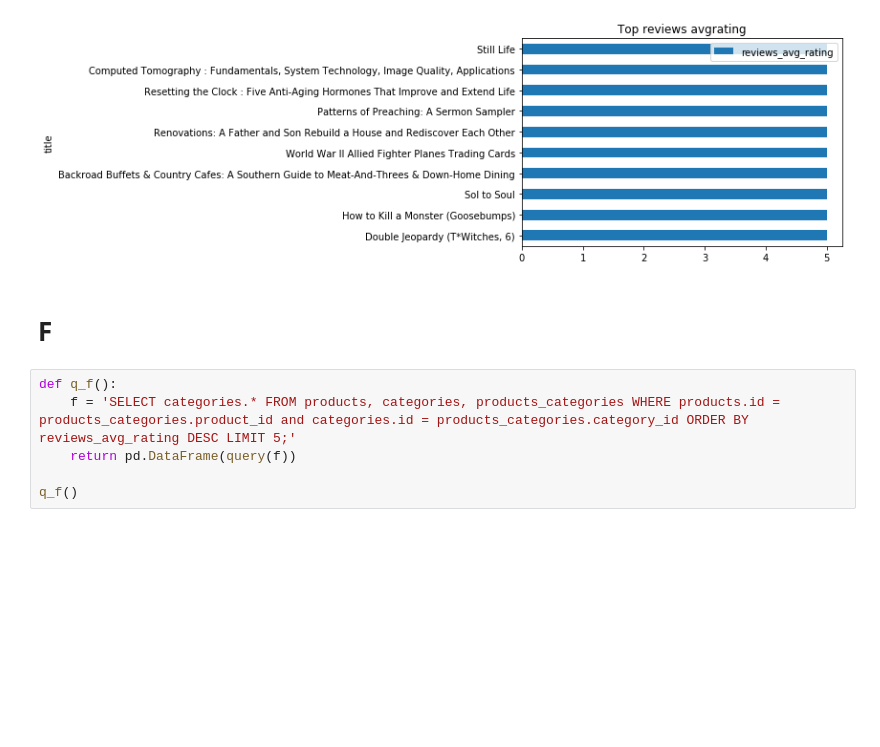
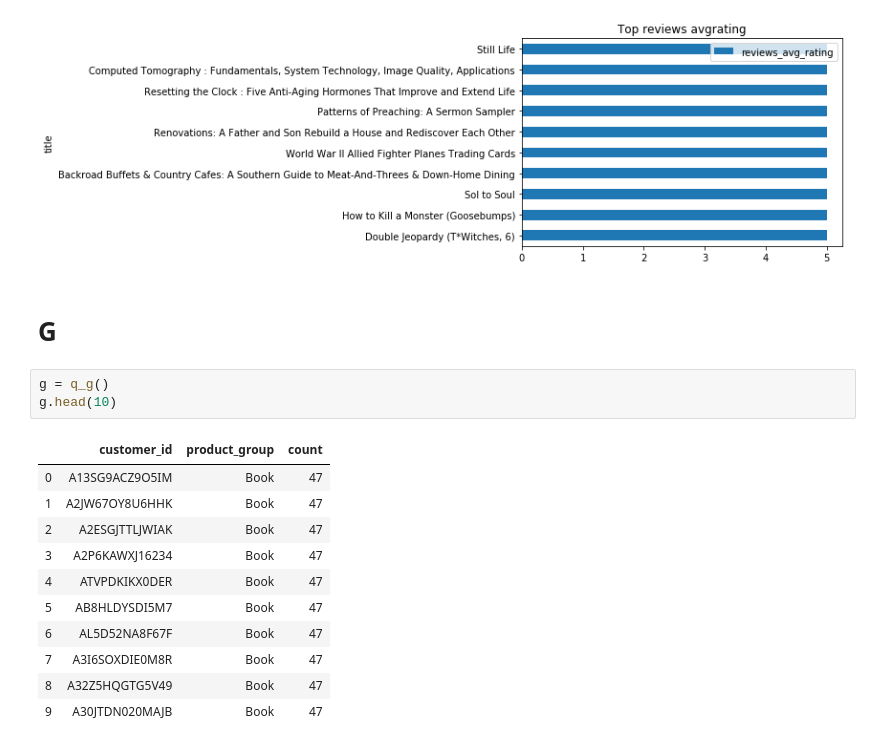
Before and after one commit to xrhd/ecommerce-dashboard, a Jupyter notebook: main.ipynb, the cells around one changed output. Cells and saved outputs as stored; diff of their text form; blank space fills up the shorter version.

```diff
--- a/main.ipynb
+++ b/main.ipynb
@@ -157,10 +166,19 @@ e.plot.barh(title='Top reviews avgrating', x='title', y='reviews_avg_rating')
 <matplotlib.axes._subplots.AxesSubplot at 0x...>
 [figure]
 # %% [markdown]
-# F
+# G
-# %%
-def q_f():
-    f = 'SELECT categories.* FROM products, categories, products_categories WHERE products.id = products_categories.product_id and categories.id = products_categories.category_id ORDER BY reviews_avg_rating DESC LIMIT 5;'
-    return pd.DataFrame(query(f))
-
-q_f()
+# %%
+g = q_g()
+g.head(10)
+# %% [output]
+|  | customer_id | product_group | count |
+| 0 | A13SG9ACZ9O5IM | Book | 47 |
+| 1 | A2JW67OY8U6HHK | Book | 47 |
+| 2 | A2ESGJTTLJWIAK | Book | 47 |
+| 3 | A2P6KAWXJ16234 | Book | 47 |
+| 4 | ATVPDKIKX0DER | Book | 47 |
+| 5 | AB8HLDYSDI5M7 | Book | 47 |
+| 6 | AL5D52NA8F67F | Book | 47 |
+| 7 | A3I6SOXDIE0M8R | Book | 47 |
+| 8 | A32Z5HQGTG5V49 | Book | 47 |
+| 9 | A30JTDN020MAJB | Book | 47 |
```
Also changed, not shown: parts of 6 cells of this notebook, 1 other file.
